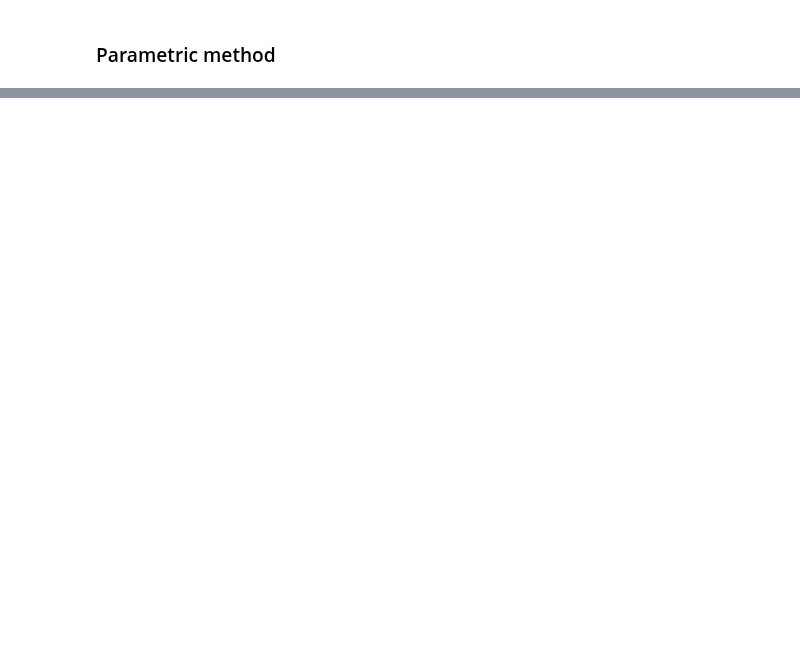
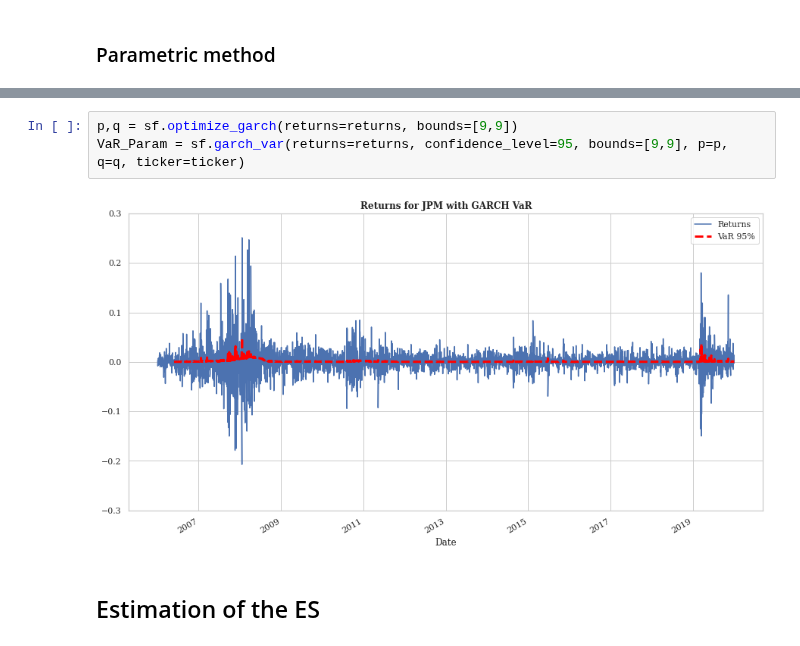
Before and after one commit to Simzer994/Project-Econometrics, a Jupyter notebook: Bank-Series.ipynb, the cells around one changed output, grey strips where cells are left out. Cells and saved outputs as stored; diff of their text form; blank space fills up the shorter version.

```diff
--- a/Bank-Series.ipynb
+++ b/Bank-Series.ipynb
@@ -73,0 +54,7 @@ Name: VaR, dtype: object
+# %%
+p,q = sf.optimize_garch(returns=returns, bounds=[9,9])
+VaR_Param = sf.garch_var(returns=returns, confidence_level=95, bounds=[9,9], p=p, q=q, ticker=ticker)
+# %% [output]
+[figure, added]
+# %% [markdown]
+## Estimation of the ES
```
Also changed, not shown: parts of 4 cells of this notebook, 3 other files.
